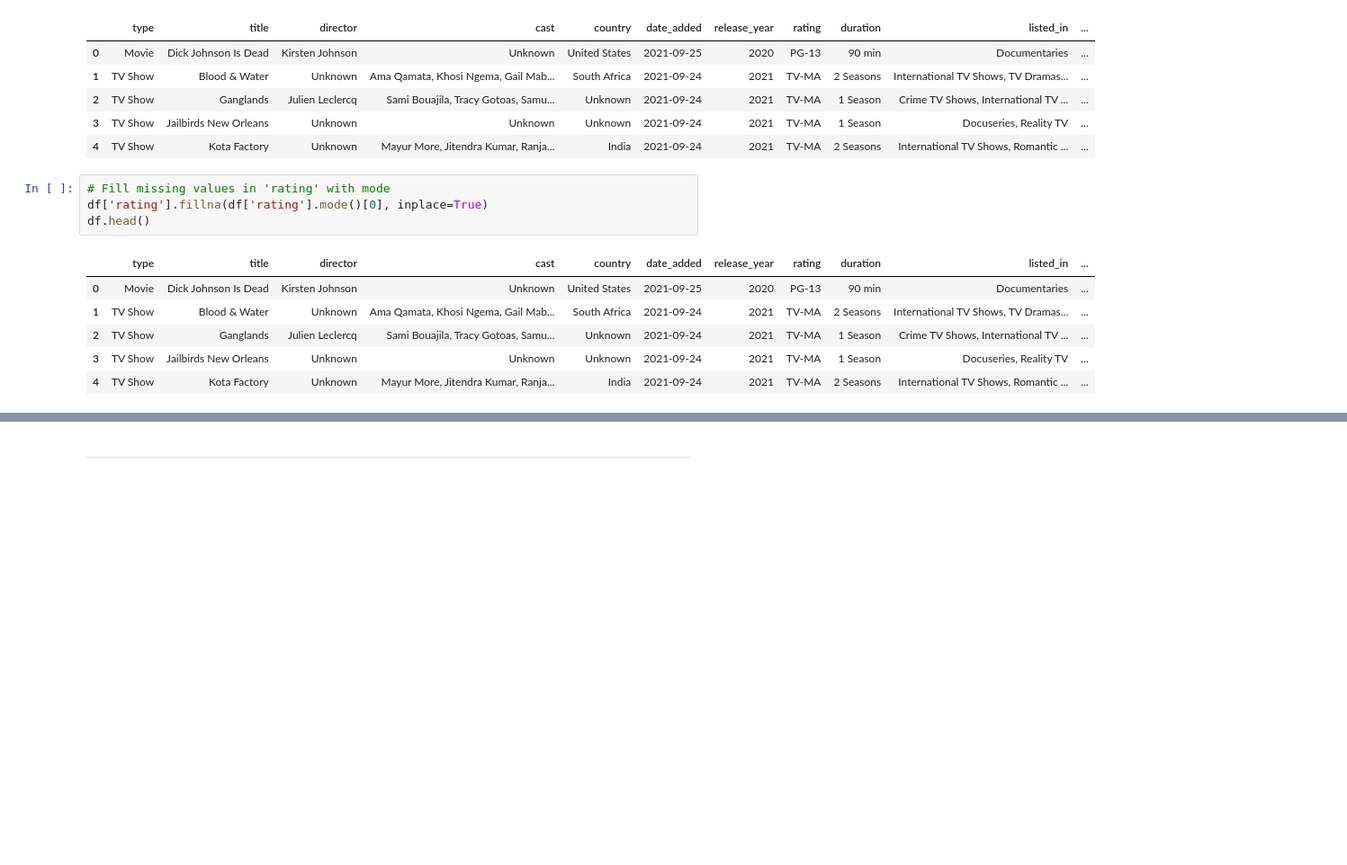
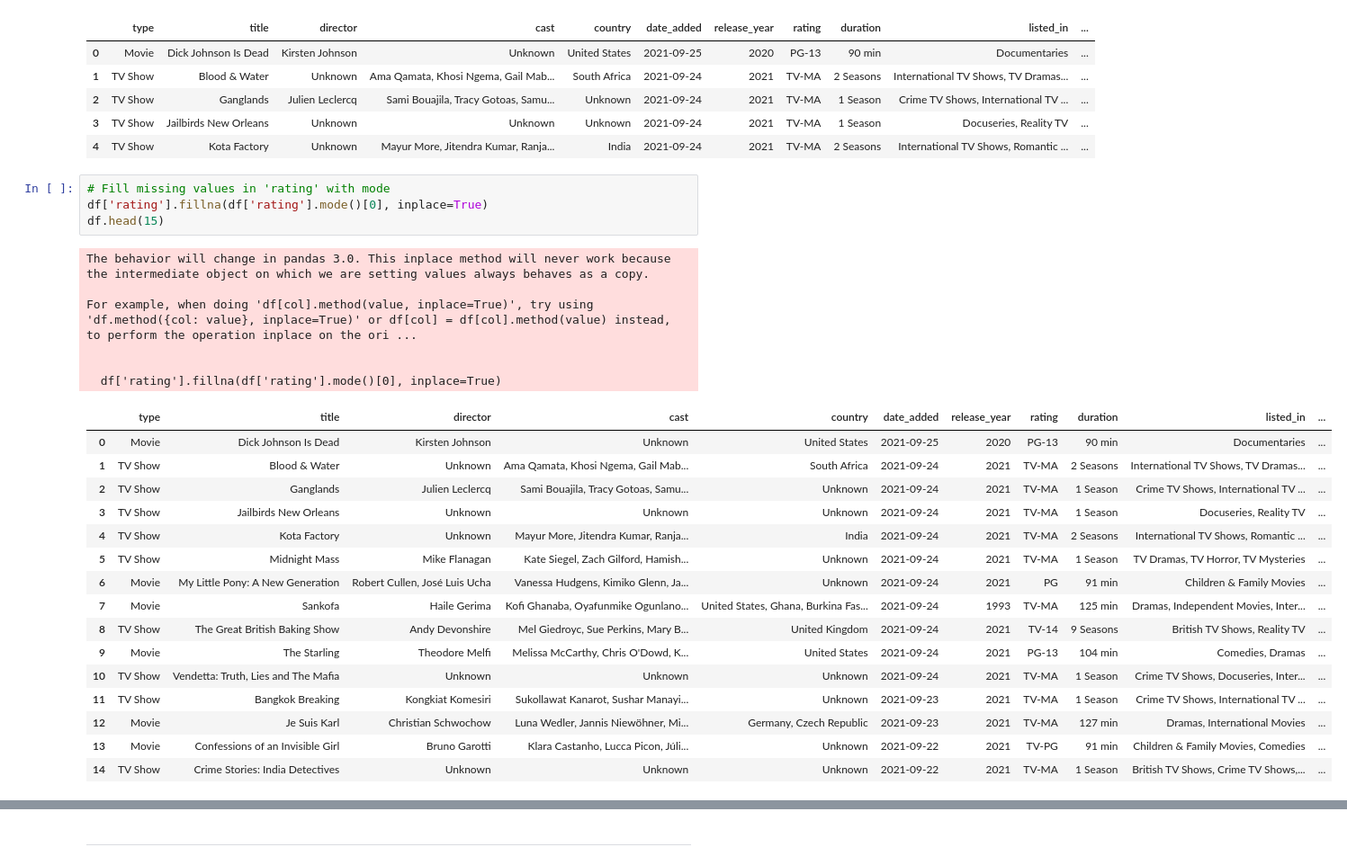
Before and after one commit to Harpreetkh/netflix-movies-and-tv-shows-analysis, a Jupyter notebook: jupyter_notebooks/Notebook_Template.ipynb, the cells around one changed output, grey strips where cells are left out. Shown at 90% size. Cells and saved outputs as stored; diff of their text form; blank space fills up the shorter version.

```diff
--- a/jupyter_notebooks/Notebook_Template.ipynb
+++ b/jupyter_notebooks/Notebook_Template.ipynb
@@ -176,11 +218,27 @@ df.head()
 # %%
 # Fill missing values in 'rating' with mode
 df['rating'].fillna(df['rating'].mode()[0], inplace=True)
-df.head()
+df.head(15)
 # %% [output]
+The behavior will change in pandas 3.0. This inplace method will never work because the intermediate object on which we are setting values always behaves as a copy.
+
+For example, when doing 'df[col].method(value, inplace=True)', try using 'df.method({col: value}, inplace=True)' or df[col] = df[col].method(value) instead, to perform the operation inplace on the ori ...
+
+
+  df['rating'].fillna(df['rating'].mode()[0], inplace=True)
 |  | type | title | director | cast | country | date_added | release_year | rating | duration | listed_in | ... |
 | 0 | Movie | Dick Johnson Is Dead | Kirsten Johnson | Unknown | United States | 2021-09-25 | 2020 | PG-13 | 90 min | Documentaries | ... |
 | 1 | TV Show | Blood & Water | Unknown | Ama Qamata, Khosi Ngema, Gail Mab... | South Africa | 2021-09-24 | 2021 | TV-MA | 2 Seasons | International TV Shows, TV Dramas... | ... |
 | 2 | TV Show | Ganglands | Julien Leclercq | Sami Bouajila, Tracy Gotoas, Samu... | Unknown | 2021-09-24 | 2021 | TV-MA | 1 Season | Crime TV Shows, International TV ... | ... |
 | 3 | TV Show | Jailbirds New Orleans | Unknown | Unknown | Unknown | 2021-09-24 | 2021 | TV-MA | 1 Season | Docuseries, Reality TV | ... |
 | 4 | TV Show | Kota Factory | Unknown | Mayur More, Jitendra Kumar, Ranja... | India | 2021-09-24 | 2021 | TV-MA | 2 Seasons | International TV Shows, Romantic ... | ... |
+| 5 | TV Show | Midnight Mass | Mike Flanagan | Kate Siegel, Zach Gilford, Hamish... | Unknown | 2021-09-24 | 2021 | TV-MA | 1 Season | TV Dramas, TV Horror, TV Mysteries | ... |
+| 6 | Movie | My Little Pony: A New Generation | Robert Cullen, José Luis Ucha | Vanessa Hudgens, Kimiko Glenn, Ja... | Unknown | 2021-09-24 | 2021 | PG | 91 min | Children & Family Movies | ... |
+| 7 | Movie | Sankofa | Haile Gerima | Kofi Ghanaba, Oyafunmike Ogunlano... | United States, Ghana, Burkina Fas... | 2021-09-24 | 1993 | TV-MA | 125 min | Dramas, Independent Movies, Inter... | ... |
+| 8 | TV Show | The Great British Baking Show | Andy Devonshire | Mel Giedroyc, Sue Perkins, Mary B... | United Kingdom | 2021-09-24 | 2021 | TV-14 | 9 Seasons | British TV Shows, Reality TV | ... |
+| 9 | Movie | The Starling | Theodore Melfi | Melissa McCarthy, Chris O'Dowd, K... | United States | 2021-09-24 | 2021 | PG-13 | 104 min | Comedies, Dramas | ... |
+| 10 | TV Show | Vendetta: Truth, Lies and The Mafia | Unknown | Unknown | Unknown | 2021-09-24 | 2021 | TV-MA | 1 Season | Crime TV Shows, Docuseries, Inter... | ... |
+| 11 | TV Show | Bangkok Breaking | Kongkiat Komesiri | Sukollawat Kanarot, Sushar Manayi... | Unknown | 2021-09-23 | 2021 | TV-MA | 1 Season | Crime TV Shows, International TV ... | ... |
+| 12 | Movie | Je Suis Karl | Christian Schwochow | Luna Wedler, Jannis Niewöhner, Mi... | Germany, Czech Republic | 2021-09-23 | 2021 | TV-MA | 127 min | Dramas, International Movies | ... |
+| 13 | Movie | Confessions of an Invisible Girl | Bruno Garotti | Klara Castanho, Lucca Picon, Júli... | Unknown | 2021-09-22 | 2021 | TV-PG | 91 min | Children & Family Movies, Comedies | ... |
+| 14 | TV Show | Crime Stories: India Detectives | Unknown | Unknown | Unknown | 2021-09-22 | 2021 | TV-MA | 1 Season | British TV Shows, Crime TV Shows,... | ... |
```
Also changed, not shown: parts of 5 cells of this notebook.
